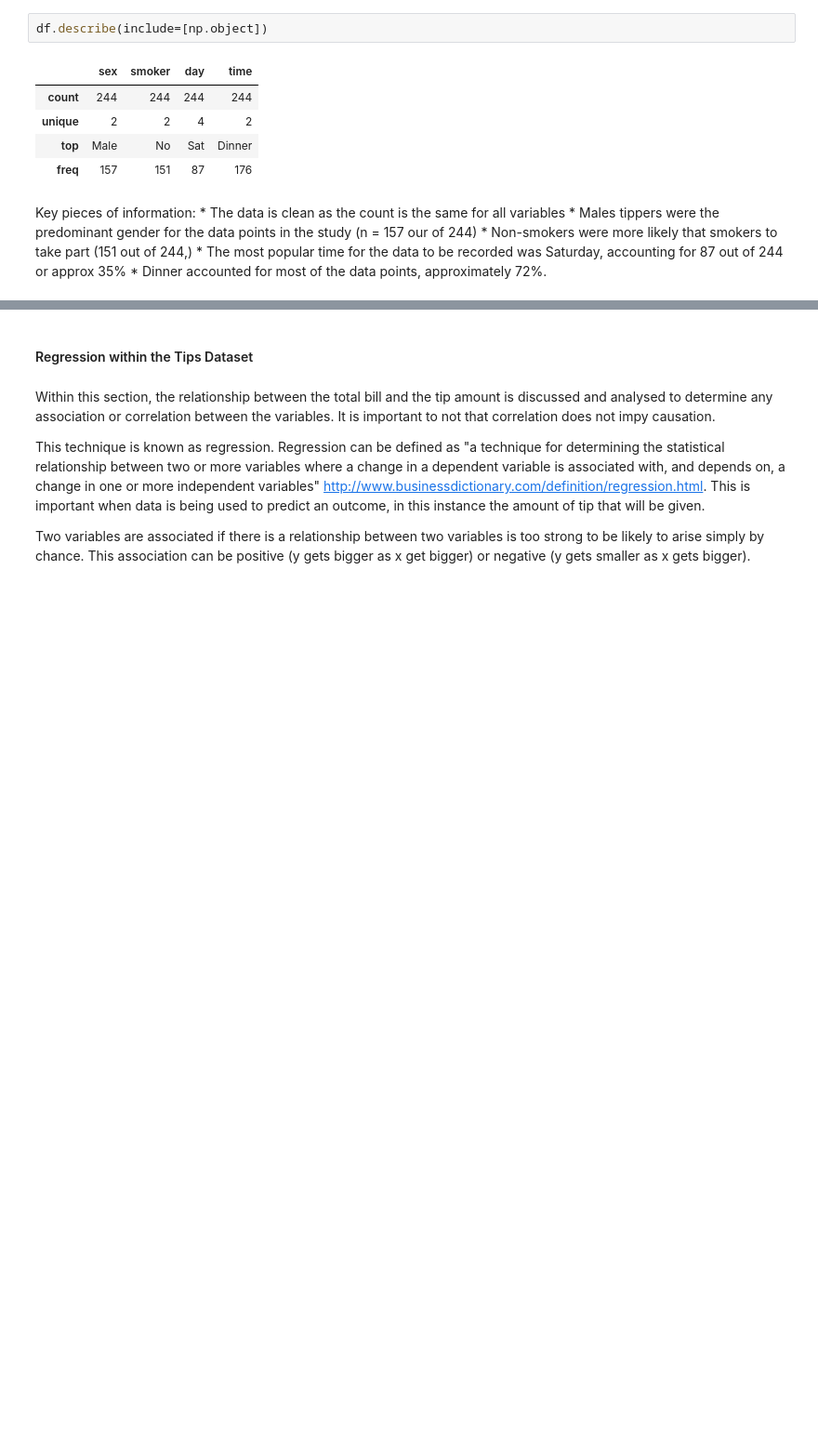
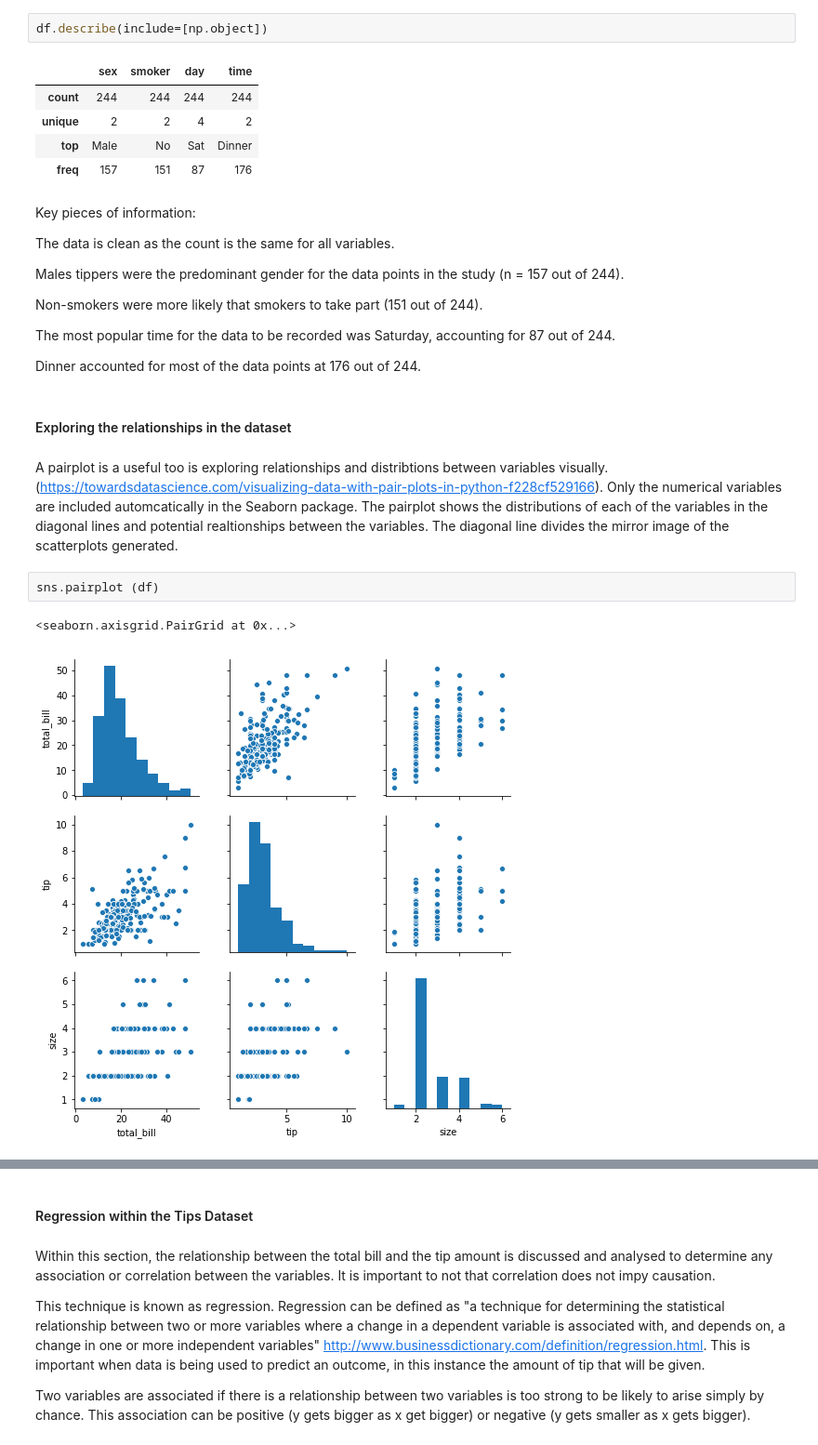
Before and after one commit to martinaobrien/FUNDAMENTALS-OF-DATA-ANALYSIS-Project-2019, a Jupyter notebook: Tips Dataset Assignment .ipynb, the cells around one changed output, grey strips where cells are left out. Shown at 93% size. Drawn from its saved outputs; the diff is of its cells as text; blank space fills up the shorter version.

```diff
--- a/Tips Dataset Assignment .ipynb
+++ b/Tips Dataset Assignment .ipynb
@@ -144,8 +151,22 @@ df.describe(include=[np.object])
 | freq | 157 | 151 | 87 | 176 |
 # %% [markdown]
 Key pieces of information:
-    * The data is clean as the count is the same for all variables
-    * Males tippers were the predominant gender for the data points in the study (n = 157 our of 244)
-    * Non-smokers were more likely that smokers to take part (151 out of 244,)
-    * The most popular time for the data to be recorded was Saturday, accounting for 87 out of 244 or approx 35%
-    * Dinner accounted for most of the data points, approximately 72%.
+
+   The data is clean as the count is the same for all variables.
+
+   Males tippers were the predominant gender for the data points in the study (n = 157 out of 244).
+
+   Non-smokers were more likely that smokers to take part (151 out of 244).
+
+   The most popular time for the data to be recorded was Saturday, accounting for 87 out of 244.
+
+   Dinner accounted for most of the data points at 176 out of 244.
+# %% [markdown]
+#### Exploring the relationships in the dataset
+# %% [markdown]
+A pairplot is a useful too is exploring relationships and distribtions between variables visually. (https://towardsdatascience.com/visualizing-data-with-pair-plots-in-python-f228cf529166). Only the numerical variables are included automcatically in the Seaborn package. The pairplot shows the distributions of each of the variables in the diagonal lines and potential realtionships between the variables. The diagonal line divides the mirror image of the scatterplots generated.
+# %%
+sns.pairplot (df)
+# %% [output]
+<seaborn.axisgrid.PairGrid at 0x...>
+[figure, added]
```
Also changed, not shown: parts of 15 cells of this notebook.
